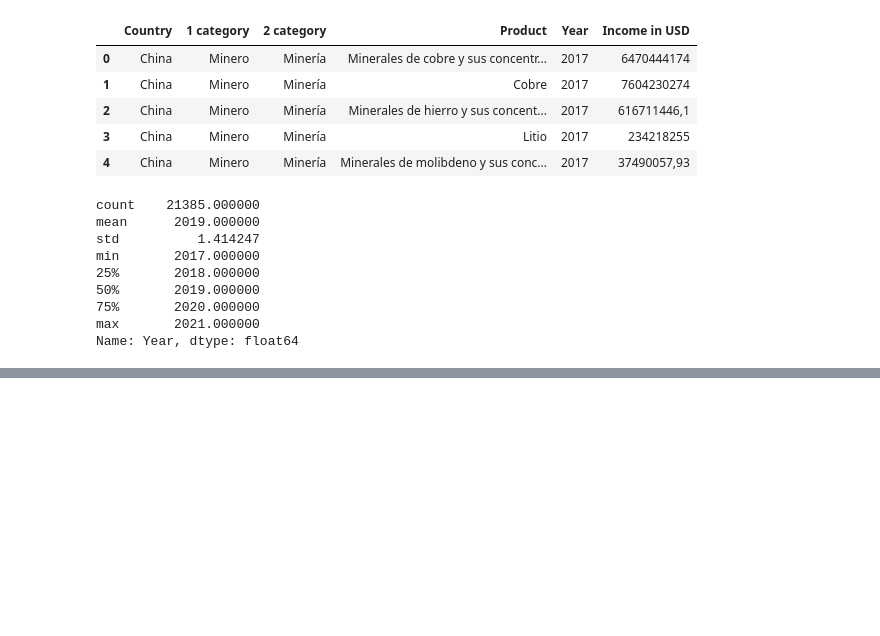
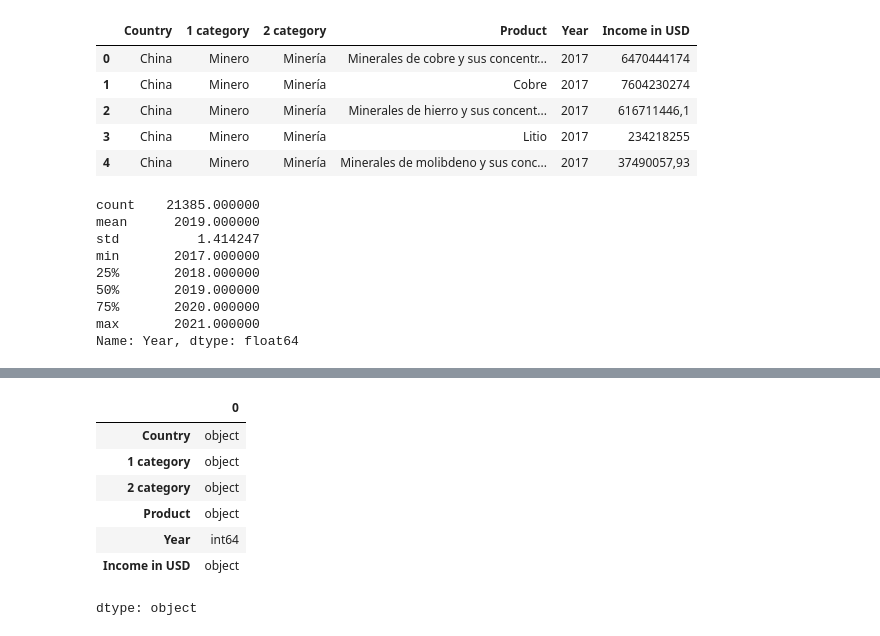
Before and after one commit to Cxris2145/MineriaDatos2026, a Jupyter notebook: ExportacionesChile2026.ipynb, the cells around one changed output, grey strips where cells are left out. Cells and saved outputs as stored; diff of their text form; code cells hidden in the pictures; blank space fills up the shorter version.

```diff
--- a/ExportacionesChile2026.ipynb
+++ b/ExportacionesChile2026.ipynb
@@ -62,0 +128,11 @@ HOLA
+# %%
+df.dtypes
+# %% [output]
+|  | 0 |
+| Country | object |
+| 1 category | object |
+| 2 category | object |
+| Product | object |
+| Year | int64 |
+| Income in USD | object |
+dtype: object
```
Also changed, not shown: parts of 11 cells of this notebook.
